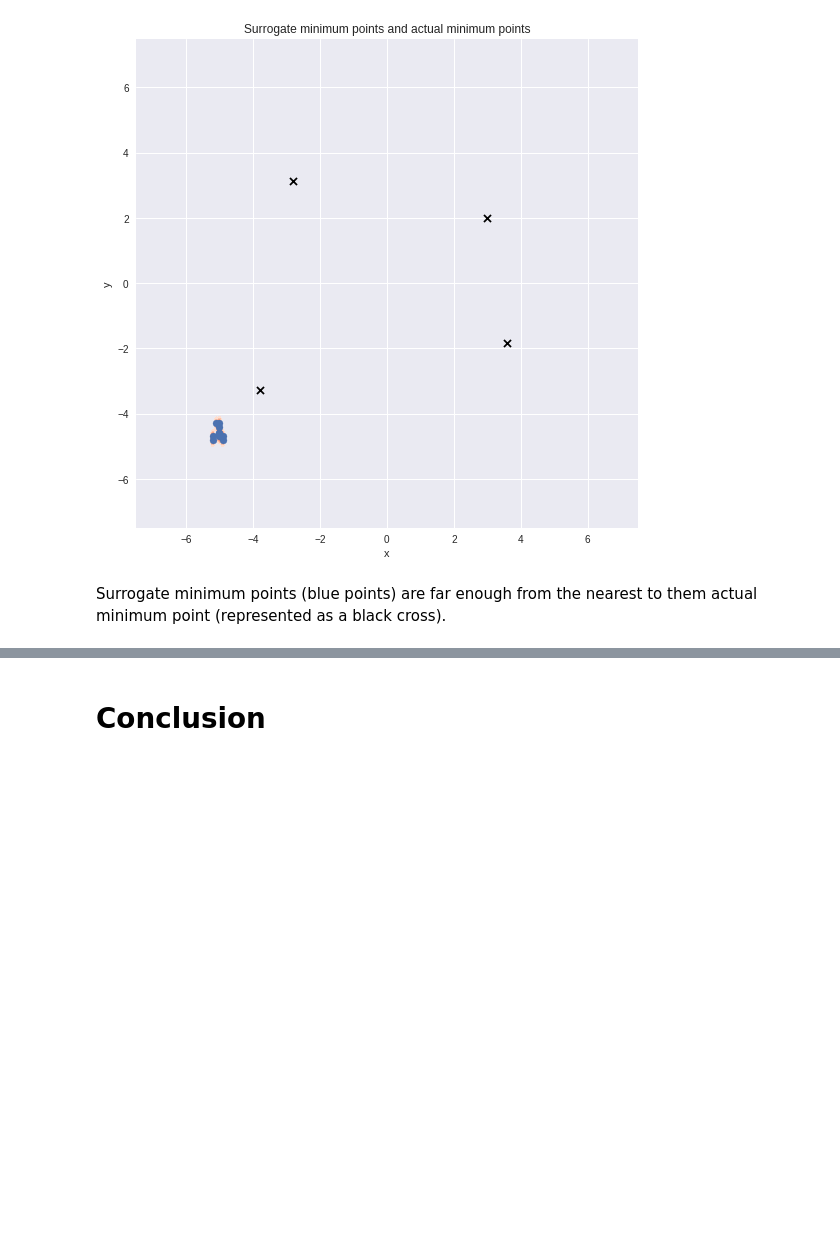
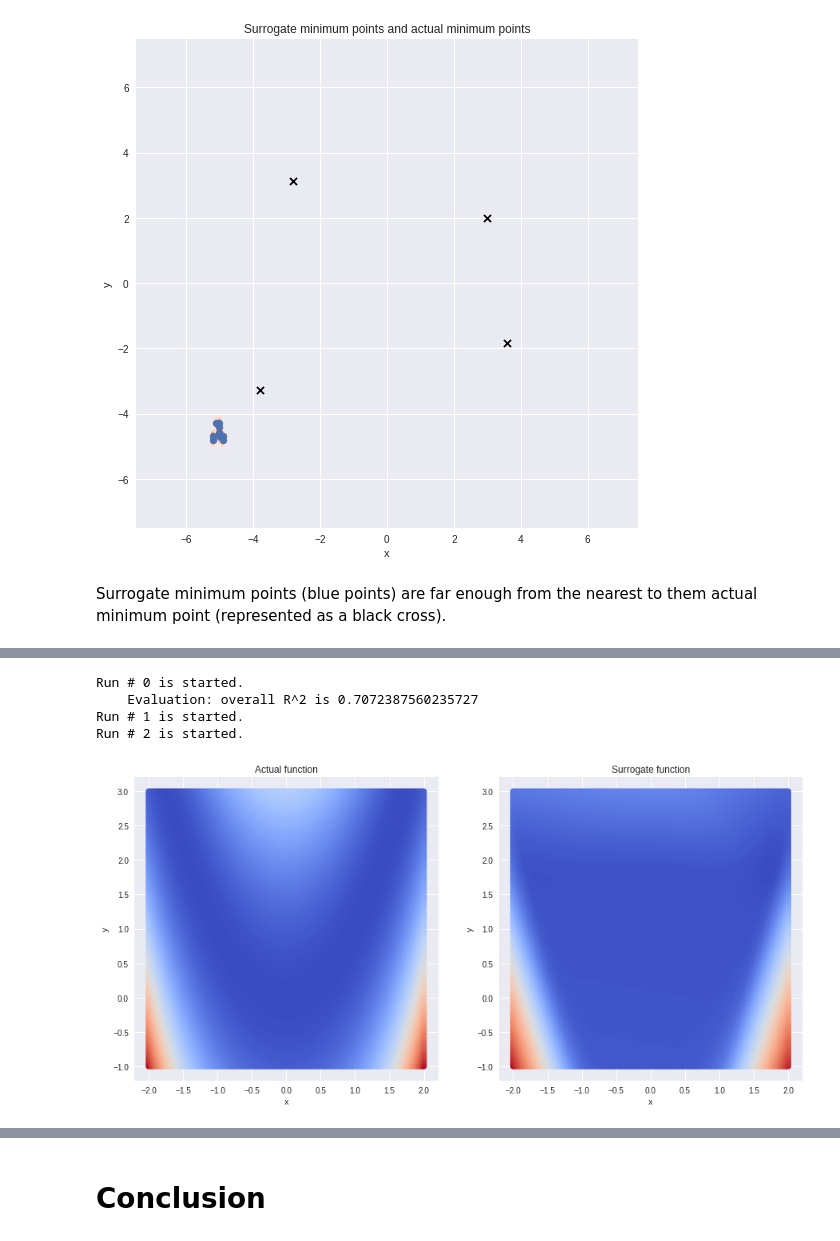
Before and after one commit to Nikolay-Lysenko/presentations, a Jupyter notebook: hard_use_and_abuse/surrogate_modelling_with_neural_networks.ipynb, the cells around one changed output, grey strips where cells are left out. Cells and saved outputs as stored; diff of their text form; code cells hidden in the pictures; blank space fills up the shorter version.

Commit message:
feat: Model Rosenbrock function as well

```diff
--- a/hard_use_and_abuse/surrogate_modelling_of_nonconvex_functions.ipynb
+++ b/hard_use_and_abuse/surrogate_modelling_with_neural_networks.ipynb
@@ -406,0 +444,43 @@ Surrogate minimum points (blue points) are far enough from the nearest to them a
+# %%
+# Target definition.
+func = noisy_rosenbrock_function
+noise_stddev = 0.01
+
+# Model settings.
+hidden_layers_widths = [200, 100]
+keep_prob = 0.95
+learning_rate = 0.001
+train_settings = {'epochs': 100,
+                  'batch_size': 16}
+
+# Design of experiment.
+measurement_doe = 'random'
+measurement_settings = {'n_samples': 20000,
+                       'x_borders': (-2, 2),
+                       'y_borders': (-1, 3)}
+optimization_doe = 'grid'
+optimization_settings = {'step': 0.05,
+                         'left_bottom_corner': (-2, -1),
+                         'x_n_steps': 81,
+                         'y_n_steps': 81}
+
+# Making plots less granular.
+evaluation_settings = {'step': 0.025,
+                          'left_bottom_corner': (-2, -1),
+                          'x_n_steps': 161,
+                          'y_n_steps': 161}
+# %%
+build_model = partial(build_mlp, *[hidden_layers_widths, keep_prob, learning_rate])
+runner = RunnerOfSurrogateModelling(
+    func, noise_stddev, build_model, measurement_doe, optimization_doe)
+df = runner.run_experiment(n_runs=10, runs_to_be_evaluated=[0],
+                           evaluation_settings=evaluation_settings,
+                           measurement_settings=measurement_settings,
+                           train_settings=train_settings,
+                           optimization_settings=optimization_settings)
+# %% [output]
+Run # 0 is started.
+    Evaluation: overall R^2 is 0.7072387560235727
+Run # 1 is started.
+Run # 2 is started.
+[figure, added]
```
Also changed, not shown: parts of 11 cells of this notebook.
